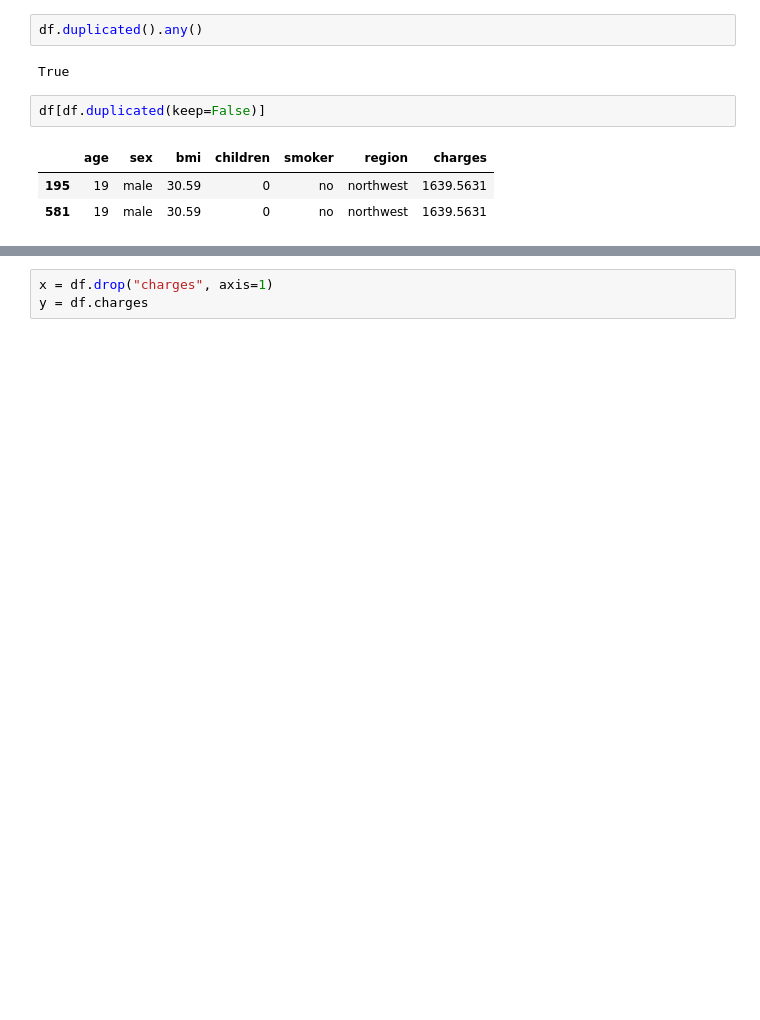
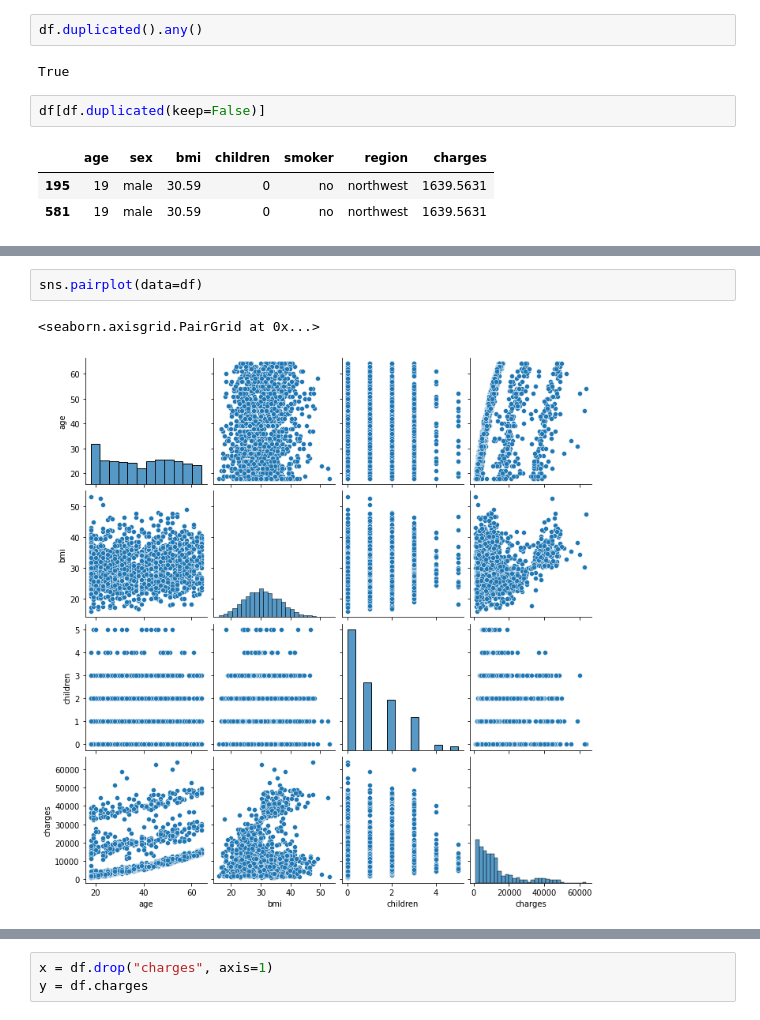
Before and after one commit to martina-nu/LinearRegressionProject, a Jupyter notebook: src/explore.ipynb, the cells around one changed output, grey strips where cells are left out. Saved outputs shown, nothing was run; the diff lists cells and outputs as text; blank space fills up the shorter version.

```diff
--- a/src/explore.ipynb
+++ b/src/explore.ipynb
@@ -92,0 +119,5 @@ sns.heatmap(df.corr(), annot= True)
+# %%
+sns.pairplot(data=df)
+# %% [output]
+<seaborn.axisgrid.PairGrid at 0x...>
+[figure, added]
```
Also changed, not shown: parts of 45 cells of this notebook.
